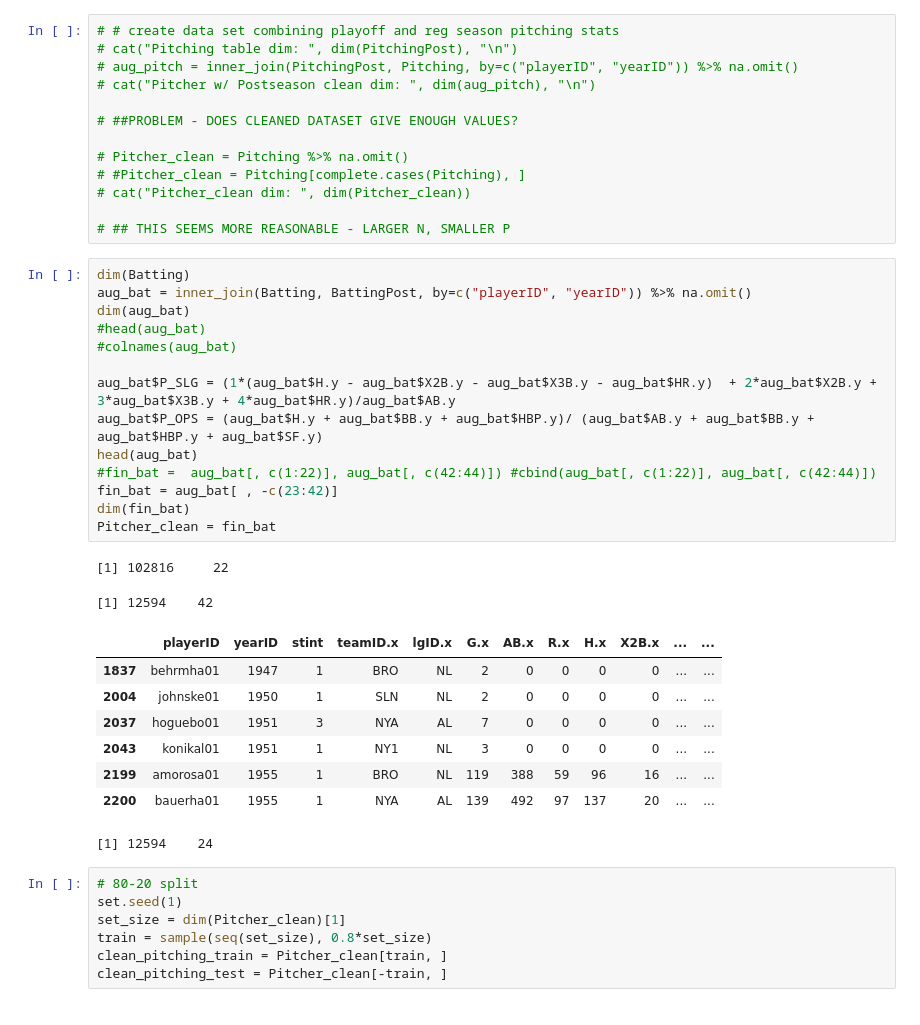
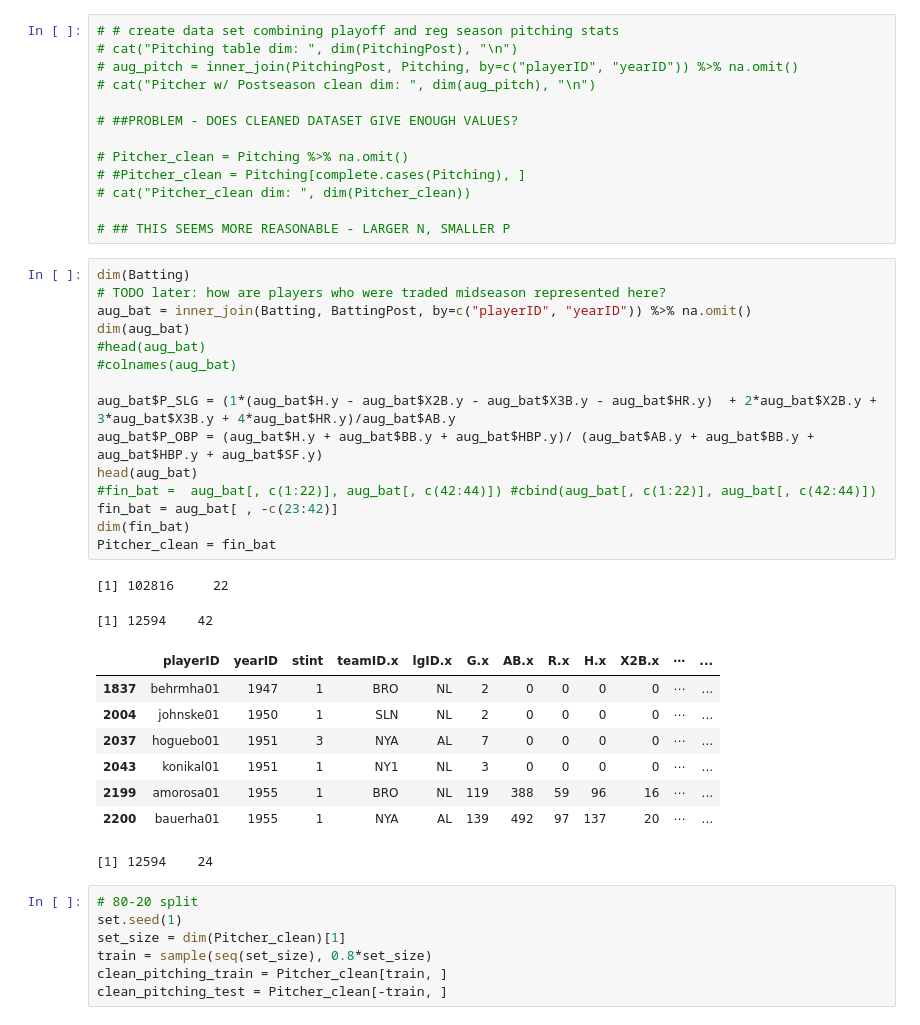
Before and after one commit to davidsgrogan/226proj, a Jupyter notebook: exploration.ipynb, the cells around one changed output. Drawn from its saved outputs; the diff is of its cells as text.

```diff
--- a/exploration.ipynb
+++ b/exploration.ipynb
@@ -37,28 +37,29 @@ library(GGally)
 # ## THIS SEEMS MORE REASONABLE - LARGER N, SMALLER P
 # %%
 dim(Batting)
+# TODO later: how are players who were traded midseason represented here?
 aug_bat = inner_join(Batting, BattingPost, by=c("playerID", "yearID")) %>% na.omit()
 dim(aug_bat)
 #head(aug_bat)
 #colnames(aug_bat)
 
 aug_bat$P_SLG = (1*(aug_bat$H.y - aug_bat$X2B.y - aug_bat$X3B.y - aug_bat$HR.y)  + 2*aug_bat$X2B.y + 3*aug_bat$X3B.y + 4*aug_bat$HR.y)/aug_bat$AB.y
-aug_bat$P_OPS = (aug_bat$H.y + aug_bat$BB.y + aug_bat$HBP.y)/ (aug_bat$AB.y + aug_bat$BB.y + aug_bat$HBP.y + aug_bat$SF.y)
+aug_bat$P_OBP = (aug_bat$H.y + aug_bat$BB.y + aug_bat$HBP.y)/ (aug_bat$AB.y + aug_bat$BB.y + aug_bat$HBP.y + aug_bat$SF.y)
 head(aug_bat)
 #fin_bat =  aug_bat[, c(1:22)], aug_bat[, c(42:44)]) #cbind(aug_bat[, c(1:22)], aug_bat[, c(42:44)])
 fin_bat = aug_bat[ , -c(23:42)]
 dim(fin_bat)
 Pitcher_clean = fin_bat
 # %% [output]
 [1] 102816     22
 [1] 12594    42
-|  | playerID | yearID | stint | teamID.x | lgID.x | G.x | AB.x | R.x | H.x | X2B.x | ... | ... |
-| 1837 | behrmha01 | 1947 | 1 | BRO | NL | 2 | 0 | 0 | 0 | 0 | ... | ... |
-| 2004 | johnske01 | 1950 | 1 | SLN | NL | 2 | 0 | 0 | 0 | 0 | ... | ... |
-| 2037 | hoguebo01 | 1951 | 3 | NYA | AL | 7 | 0 | 0 | 0 | 0 | ... | ... |
-| 2043 | konikal01 | 1951 | 1 | NY1 | NL | 3 | 0 | 0 | 0 | 0 | ... | ... |
-| 2199 | amorosa01 | 1955 | 1 | BRO | NL | 119 | 388 | 59 | 96 | 16 | ... | ... |
-| 2200 | bauerha01 | 1955 | 1 | NYA | AL | 139 | 492 | 97 | 137 | 20 | ... | ... |
+|  | playerID | yearID | stint | teamID.x | lgID.x | G.x | AB.x | R.x | H.x | X2B.x | ⋯ | ... |
+| 1837 | behrmha01 | 1947 | 1 | BRO | NL | 2 | 0 | 0 | 0 | 0 | ⋯ | ... |
+| 2004 | johnske01 | 1950 | 1 | SLN | NL | 2 | 0 | 0 | 0 | 0 | ⋯ | ... |
+| 2037 | hoguebo01 | 1951 | 3 | NYA | AL | 7 | 0 | 0 | 0 | 0 | ⋯ | ... |
+| 2043 | konikal01 | 1951 | 1 | NY1 | NL | 3 | 0 | 0 | 0 | 0 | ⋯ | ... |
+| 2199 | amorosa01 | 1955 | 1 | BRO | NL | 119 | 388 | 59 | 96 | 16 | ⋯ | ... |
+| 2200 | bauerha01 | 1955 | 1 | NYA | AL | 139 | 492 | 97 | 137 | 20 | ⋯ | ... |
 [1] 12594    24
 # %%
 # 80-20 split
```
Also changed, not shown: parts of 3 cells of this notebook.
